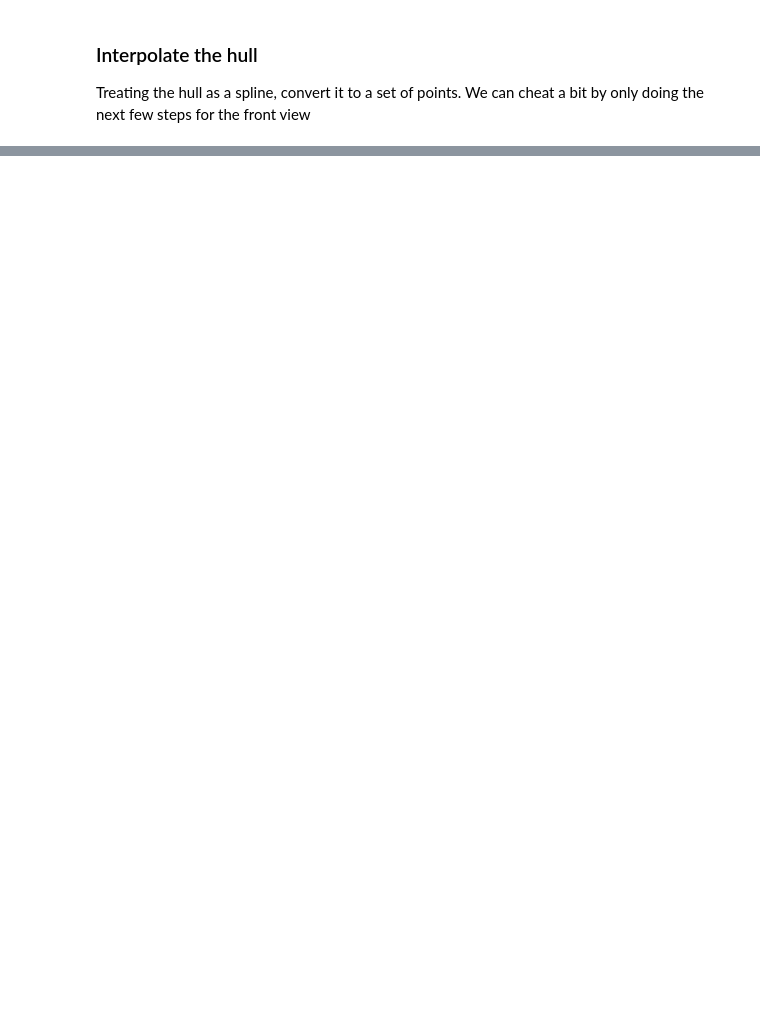
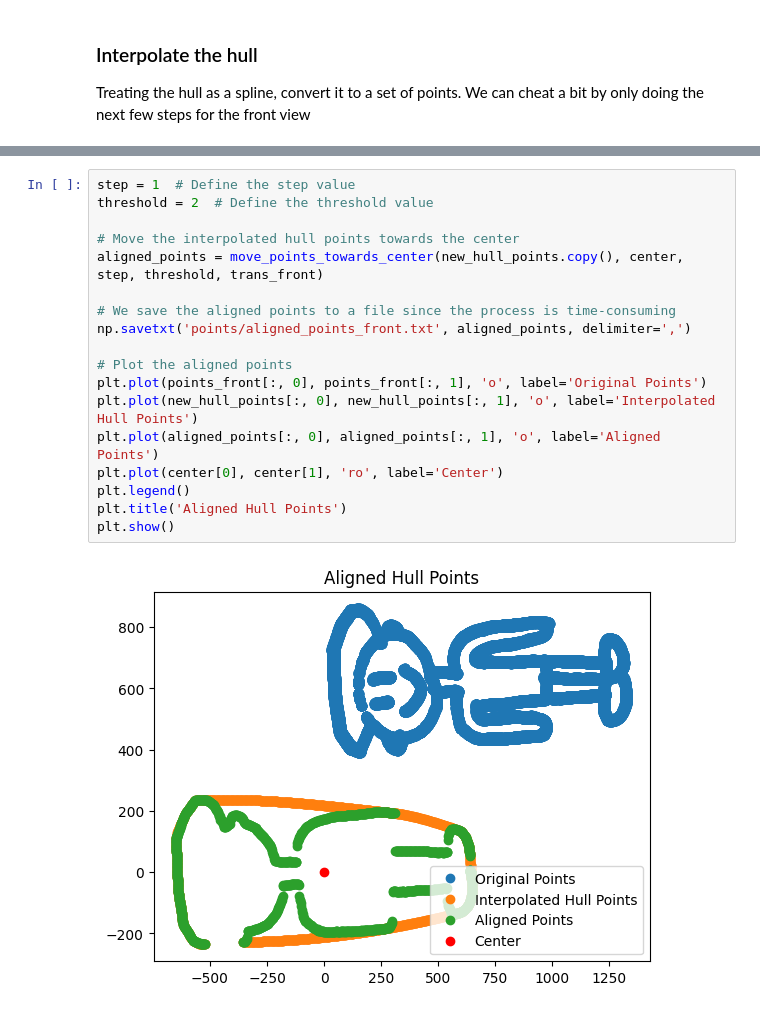
Before and after one commit to CBSchiffer/DrawingAssembly, a Jupyter notebook: final_assembly.ipynb, the cells around one changed output, grey strips where cells are left out. Cells and saved outputs as stored; diff of their text form; blank space fills up the shorter version.

```diff
--- a/final_assembly.ipynb
+++ b/final_assembly.ipynb
@@ -187,0 +212,20 @@ plt.show()
+# %%
+step = 1  # Define the step value
+threshold = 2  # Define the threshold value
+
+# Move the interpolated hull points towards the center
+aligned_points = move_points_towards_center(new_hull_points.copy(), center, step, threshold, trans_front)
+
+# We save the aligned points to a file since the process is time-consuming
+np.savetxt('points/aligned_points_front.txt', aligned_points, delimiter=',')
+
+# Plot the aligned points
+plt.plot(points_front[:, 0], points_front[:, 1], 'o', label='Original Points')
+plt.plot(new_hull_points[:, 0], new_hull_points[:, 1], 'o', label='Interpolated Hull Points')
+plt.plot(aligned_points[:, 0], aligned_points[:, 1], 'o', label='Aligned Points')
+plt.plot(center[0], center[1], 'ro', label='Center')
+plt.legend()
+plt.title('Aligned Hull Points')
+plt.show()
+# %% [output]
+[figure, added]
```
Also changed, not shown: parts of 30 cells of this notebook, 7 other files.
